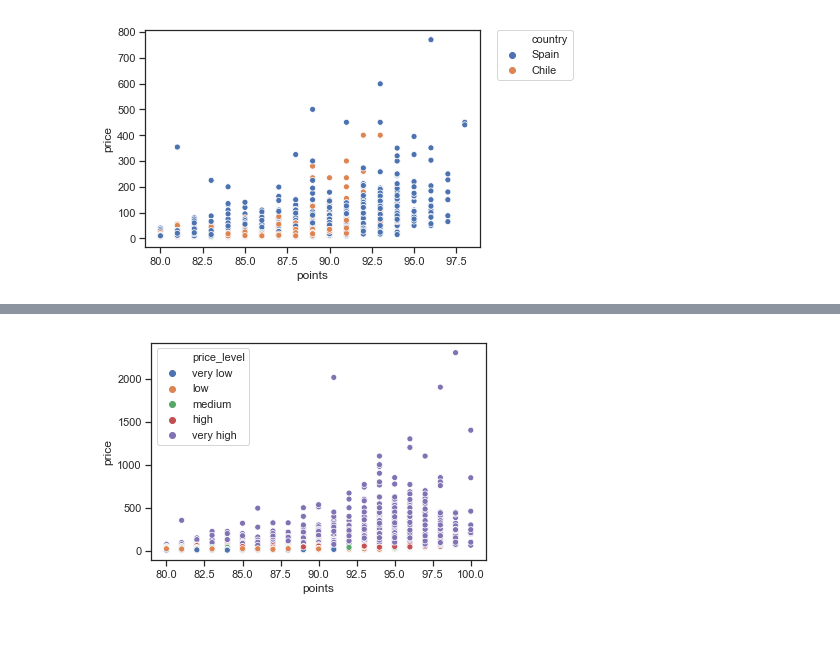
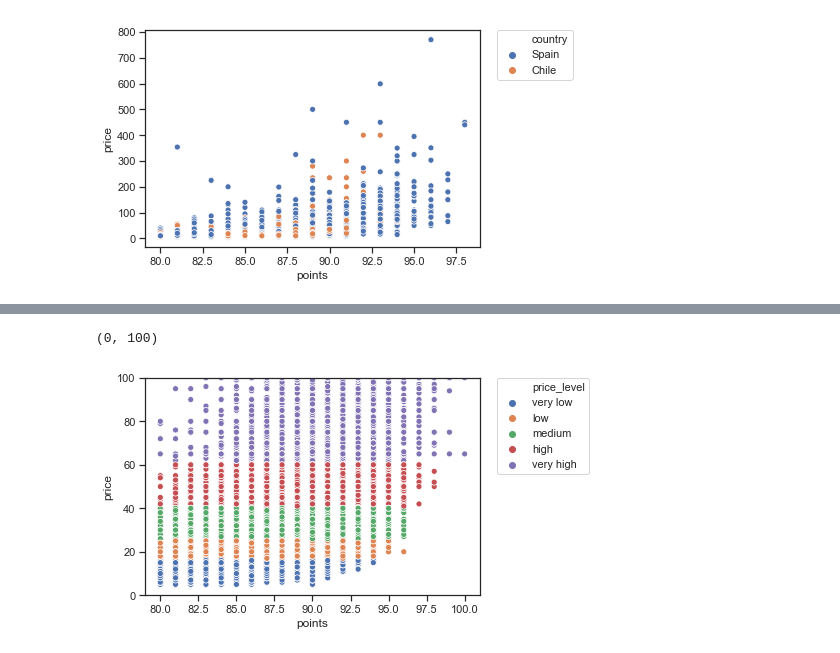
Before and after one commit to igorstojanovic91/wine-review-analysis, a Jupyter notebook: Wine reviews Analysis.ipynb, the cells around one changed output, grey strips where cells are left out. Drawn from its saved outputs; the diff is of its cells as text; code cells hidden in the pictures.

```diff
--- a/Wine reviews Analysis.ipynb
+++ b/Wine reviews Analysis.ipynb
@@ -836,0 +812,39 @@ plt.show()
+# %%
+#creating quality/price variable
+df['points_price_ratio'] = df['points'] / df['price']
+df_country_100['points_price_ratio'] = df['points'] / df['price']
+df_price_40['points_price_ratio'] = df['points'] / df['price']
+df_winery_10['points_price_ratio'] = df['points'] / df['price']
+
+#plotting charts
+plt.figure(1, figsize=(12,12))
+
+plt.subplot(221)
+get_best_wine_grouped_chart(df, 'country', 'points_price_ratio', False, 10, 'mean')
+plt.xticks(rotation=90)
+plt.ylabel('Points-Price-Ratio')
+plt.title('Country with best Points-Price Ratio in full Data Set')
+
+plt.subplot(222)
+get_best_wine_grouped_chart(df_country_100, 'country', 'points_price_ratio', False, 10, 'mean')
+plt.xticks(rotation=90)
+plt.ylabel('Points-Price-Ratio')
+plt.title('Country with best Points-Price Ratio with countries with 100 or more wines')
+
+
+plt.subplot(223)
+get_best_wine_grouped_chart(df_price_40, 'country', 'points_price_ratio', False, 10, 'mean')
+plt.xticks(rotation=90)
+plt.ylabel('Points-Price-Ratio')
+plt.title('Country with best Points-Price Ratio with price less than 40')
+
+
+plt.subplot(224)
+get_best_wine_grouped_chart(df_winery_10, 'country', 'points_price_ratio', False, 10, 'mean')
+plt.xticks(rotation=90)
+plt.ylabel('Points-Price-Ratio')
+plt.title('Country with best Points-Price Ratio with wineries with 10 or more wines')
+
+plt.subplots_adjust(hspace = 0.6)
+
+plt.show();
@@ -849,5 +1207,8 @@ plt.legend(bbox_to_anchor=(1.05, 1), loc=2, borderaxespad=0.);
 # %%
 sns.scatterplot(x="points", y="price", hue='price_level',
                 data = df);
+plt.legend(bbox_to_anchor=(1.05, 1), loc=2, borderaxespad=0.);
+plt.ylim(0, 100)
 # %% [output]
+(0, 100)
-[figure, old version]
+[figure, new version]
```
Also changed, not shown: parts of 71 cells of this notebook.
